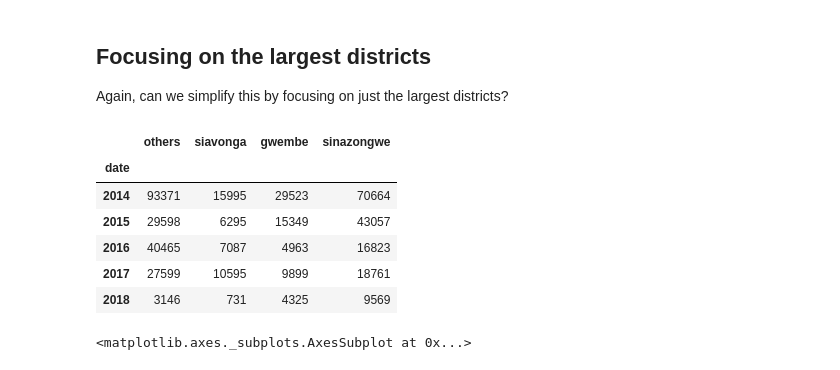
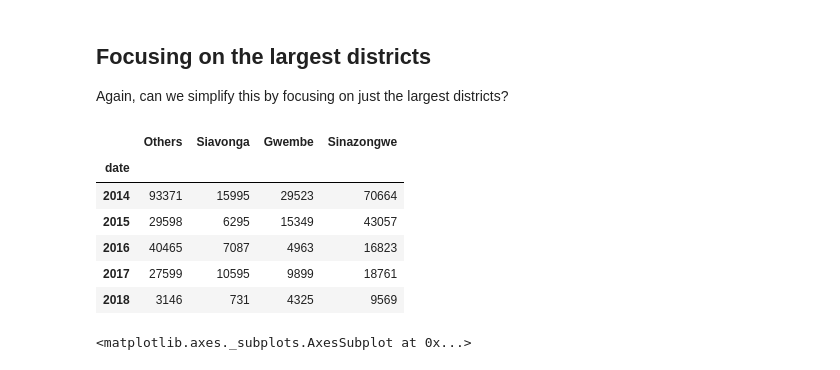
Before and after one commit to NeilNjae/makeover-monday, a Jupyter notebook: 20180416/20180416.ipynb, the cells around one changed output. Drawn from its saved outputs; the diff is of its cells as text; code cells hidden in the pictures.

```diff
--- a/20180416/20180416.ipynb
+++ b/20180416/20180416.ipynb
@@ -329,13 +320,13 @@ ax.legend(loc='center left', bbox_to_anchor=(1, 0.5));
 Again, can we simplify this by focusing on just the largest districts?
 # %%
 d2_year = pd.DataFrame()
-d2_year['others'] = district_year.drop(['Sinazongwe', 'Gwembe', 'Siavonga'], axis=1).sum(axis=1)
-d2_year['siavonga'] = district_year['Siavonga']
-d2_year['gwembe'] = district_year['Gwembe']
-d2_year['sinazongwe'] = district_year['Sinazongwe']
+d2_year['Others'] = district_year.drop(['Sinazongwe', 'Gwembe', 'Siavonga'], axis=1).sum(axis=1)
+d2_year['Siavonga'] = district_year['Siavonga']
+d2_year['Gwembe'] = district_year['Gwembe']
+d2_year['Sinazongwe'] = district_year['Sinazongwe']
 d2_year
 # %% [output]
-|  | others | siavonga | gwembe | sinazongwe |
+|  | Others | Siavonga | Gwembe | Sinazongwe |
 | date |  |  |  |  |
 | 2014 | 93371 | 15995 | 29523 | 70664 |
 | 2015 | 29598 | 6295 | 15349 | 43057 |
```
Also changed, not shown: parts of 11 cells of this notebook.
